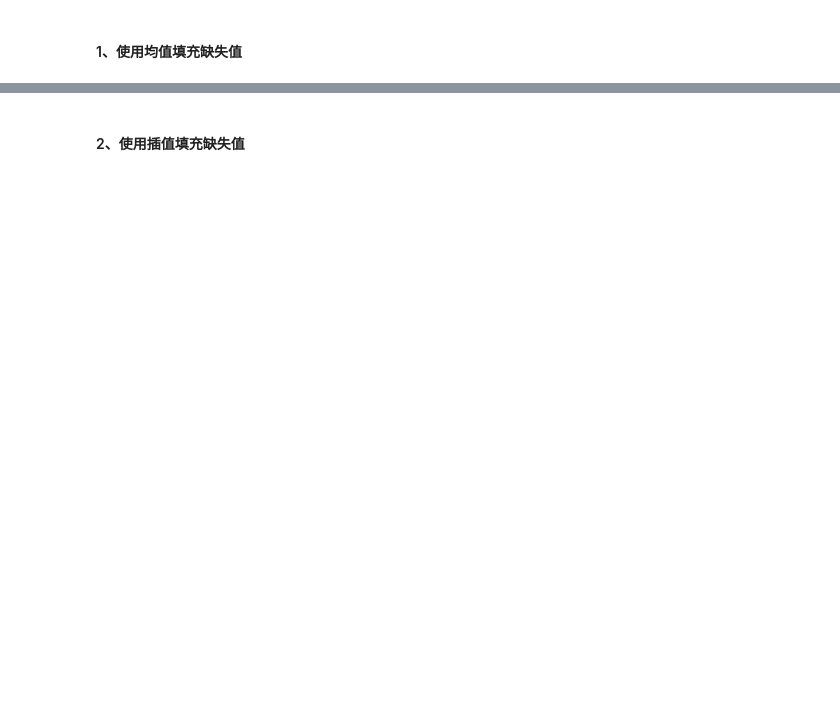
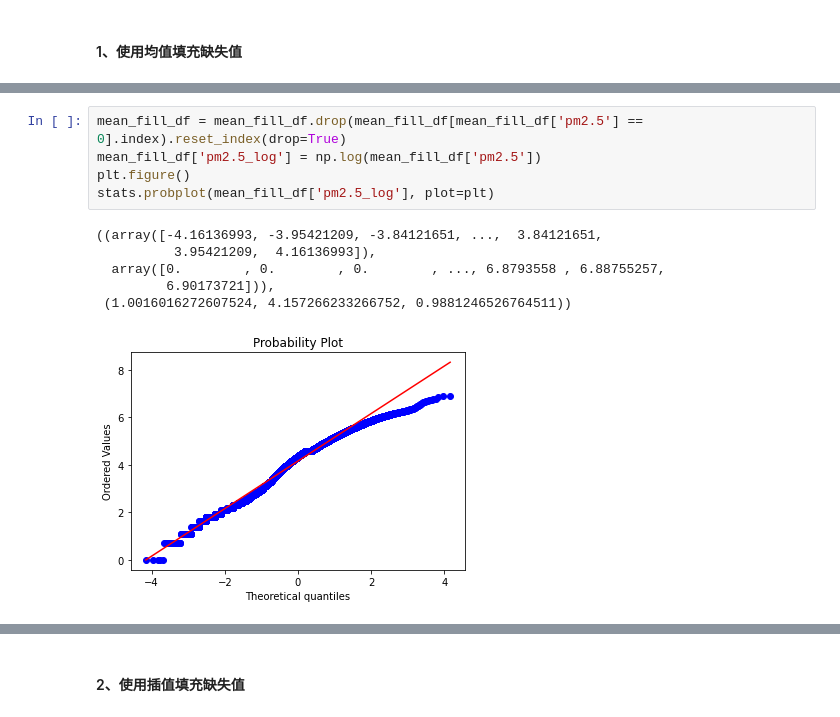
Before and after one commit to Lynchrocket/2022Spring-MA234-Intro_to_Big_Data_Analysis, a Jupyter notebook: project.ipynb, the cells around one changed output, grey strips where cells are left out. Cells and saved outputs as stored; diff of their text form; blank space fills up the shorter version.

```diff
--- a/project.ipynb
+++ b/project.ipynb
@@ -302,0 +367,12 @@ mean_fill_df['pm2.5'] = mean_fill_df['pm2.5'].fillna(mean_fill_df['pm2.5'].mean(
+# %%
+mean_fill_df = mean_fill_df.drop(mean_fill_df[mean_fill_df['pm2.5'] == 0].index).reset_index(drop=True)
+mean_fill_df['pm2.5_log'] = np.log(mean_fill_df['pm2.5'])
+plt.figure()
+stats.probplot(mean_fill_df['pm2.5_log'], plot=plt)
+# %% [output]
+((array([-4.16136993, -3.95421209, -3.84121651, ...,  3.84121651,
+          3.95421209,  4.16136993]),
+  array([0.        , 0.        , 0.        , ..., 6.8793558 , 6.88755257,
+         6.90173721])),
+ (1.0016016272607524, 4.157266233266752, 0.9881246526764511))
+[figure, added]
```
Also changed, not shown: parts of 41 cells of this notebook.
